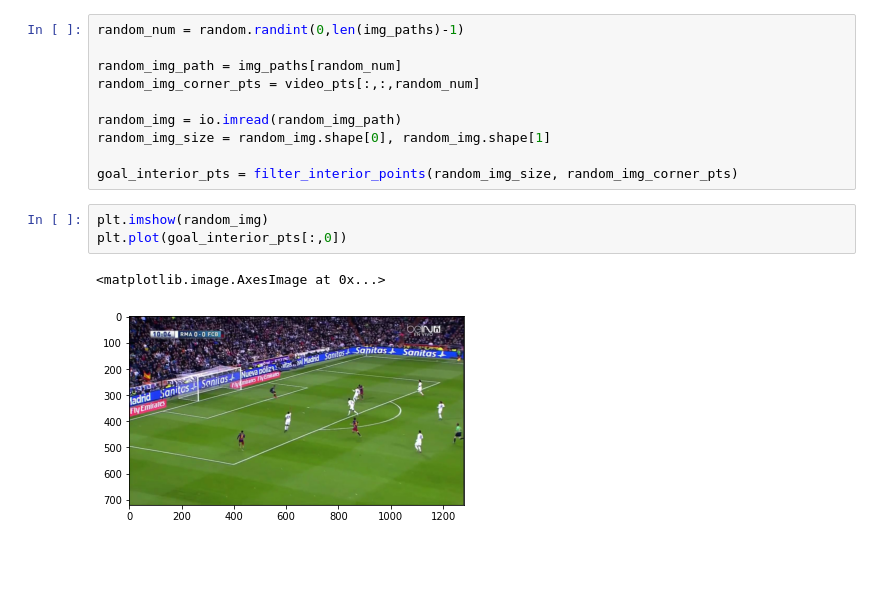
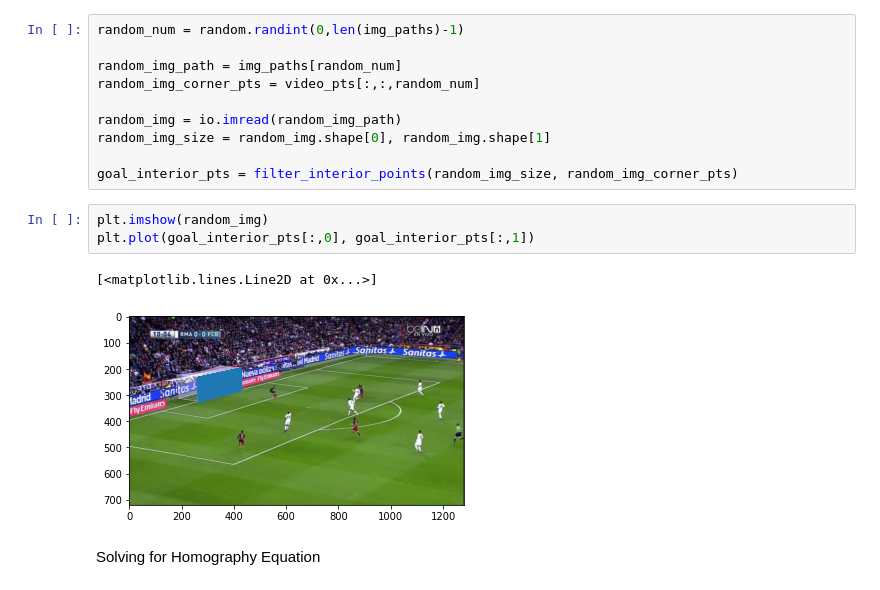
Before and after one commit to sakshamjindal/Robotics-Coursework, a Jupyter notebook: Robotics-Perception/Week2-Projective-Transformations/Assignment-Logo_Projection.ipynb, the cells around one changed output. Drawn from its saved outputs; the diff is of its cells as text; blank space fills up the shorter version.

```diff
--- a/Robotics-Perception/Week2-Projective-Transformations/Assignment-Logo_Projection.ipynb
+++ b/Robotics-Perception/Week2-Projective-Transformations/Assignment-Logo_Projection.ipynb
@@ -83,7 +83,9 @@ random_img_size = random_img.shape[0], random_img.shape[1]
 goal_interior_pts = filter_interior_points(random_img_size, random_img_corner_pts)
 # %%
 plt.imshow(random_img)
-plt.plot(goal_interior_pts[:,0])
+plt.plot(goal_interior_pts[:,0], goal_interior_pts[:,1])
 # %% [output]
-<matplotlib.image.AxesImage at 0x...>
+[<matplotlib.lines.Line2D at 0x...>]
-[figure, old version]
+[figure, new version]
+# %% [markdown]
+Solving for Homography Equation
```
Also changed, not shown: parts of 3 cells of this notebook.
